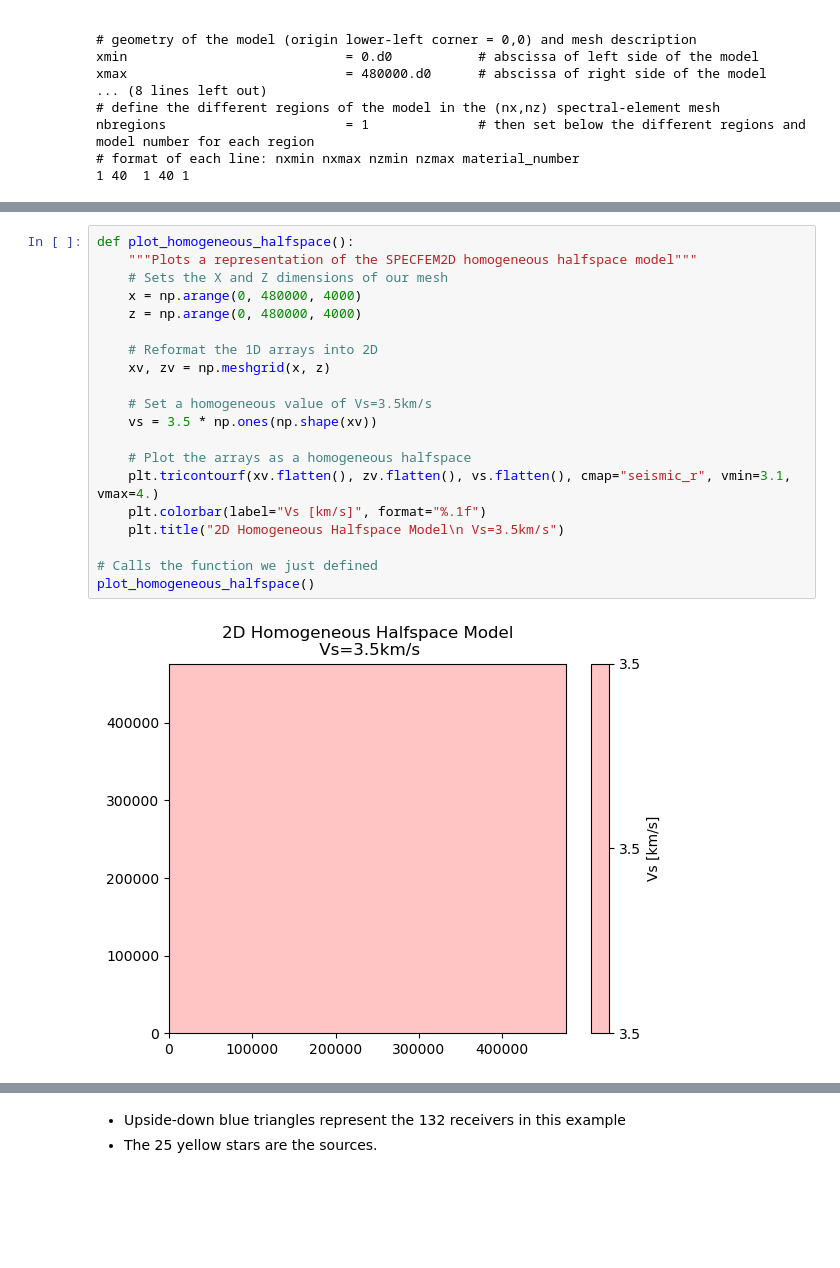
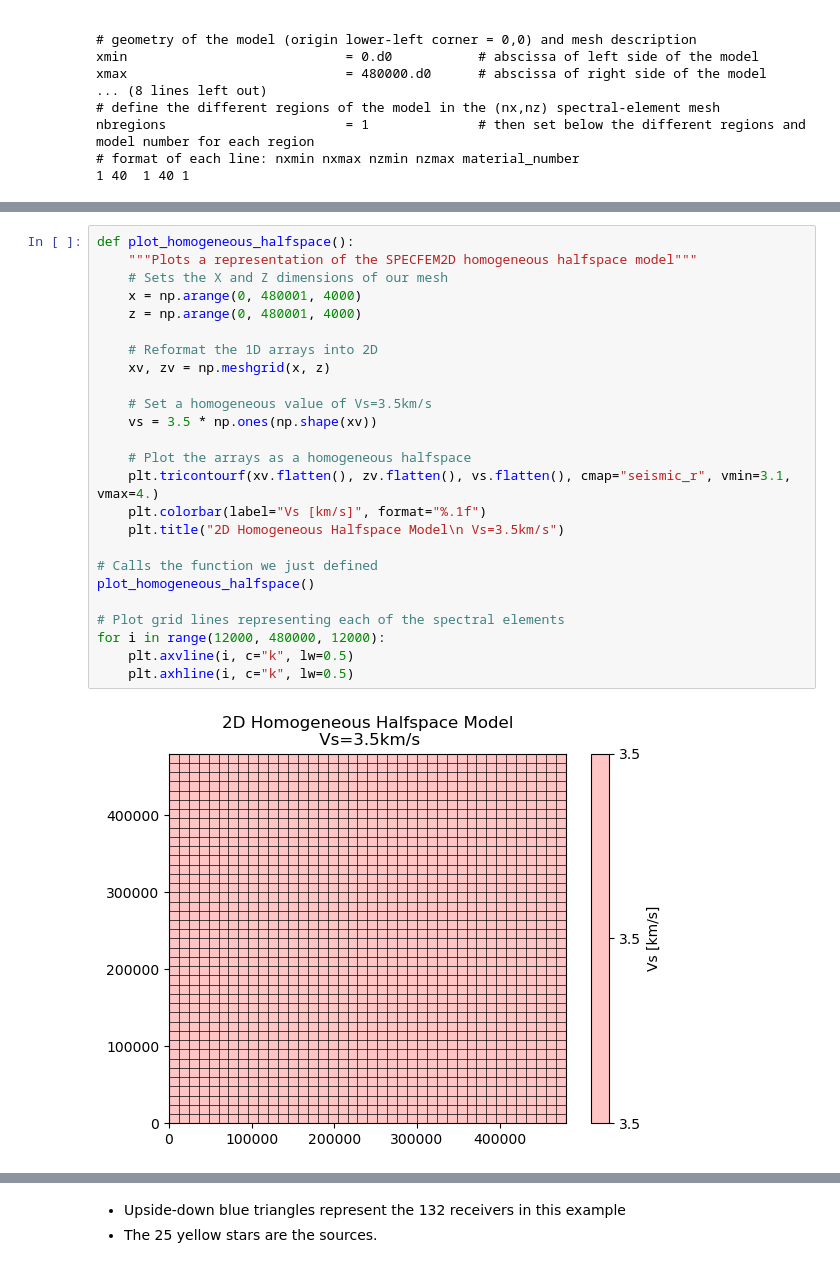
Before and after one commit to adjtomo/adjdocs, a Jupyter notebook: workshops/2022-10-05_specfem_users/completed_notebooks/day_1b_forward_simulations.ipynb, the cells around one changed output, grey strips where cells are left out. Cells and saved outputs as stored; diff of their text form; blank space fills up the shorter version.

```diff
--- a/workshops/2022-10-05_specfem_users/completed_notebooks/day_1b_forward_simulations.ipynb
+++ b/workshops/2022-10-05_specfem_users/completed_notebooks/day_1b_forward_simulations.ipynb
@@ -175,23 +174,28 @@ We can make a simple plot using Matplotlib to illustrate what our mesh might loo
 # %%
 def plot_homogeneous_halfspace():
     """Plots a representation of the SPECFEM2D homogeneous halfspace model"""
     # Sets the X and Z dimensions of our mesh
-    x = np.arange(0, 480000, 4000)
-    z = np.arange(0, 480000, 4000)
+    x = np.arange(0, 480001, 4000)
+    z = np.arange(0, 480001, 4000)
 
     # Reformat the 1D arrays into 2D
     xv, zv = np.meshgrid(x, z)
 
     # Set a homogeneous value of Vs=3.5km/s
     vs = 3.5 * np.ones(np.shape(xv))
 
     # Plot the arrays as a homogeneous halfspace
     plt.tricontourf(xv.flatten(), zv.flatten(), vs.flatten(), cmap="seismic_r", vmin=3.1, vmax=4.)
     plt.colorbar(label="Vs [km/s]", format="%.1f")
     plt.title("2D Homogeneous Halfspace Model\n Vs=3.5km/s")
 
 # Calls the function we just defined
 plot_homogeneous_halfspace()
+
+# Plot grid lines representing each of the spectral elements
+for i in range(12000, 480000, 12000):
+    plt.axvline(i, c="k", lw=0.5)
+    plt.axhline(i, c="k", lw=0.5)
 # %% [output]
-[figure, old version]
+[figure, new version]
 # %% [markdown]
```
Also changed, not shown: parts of 43 cells of this notebook, 1 other file.
